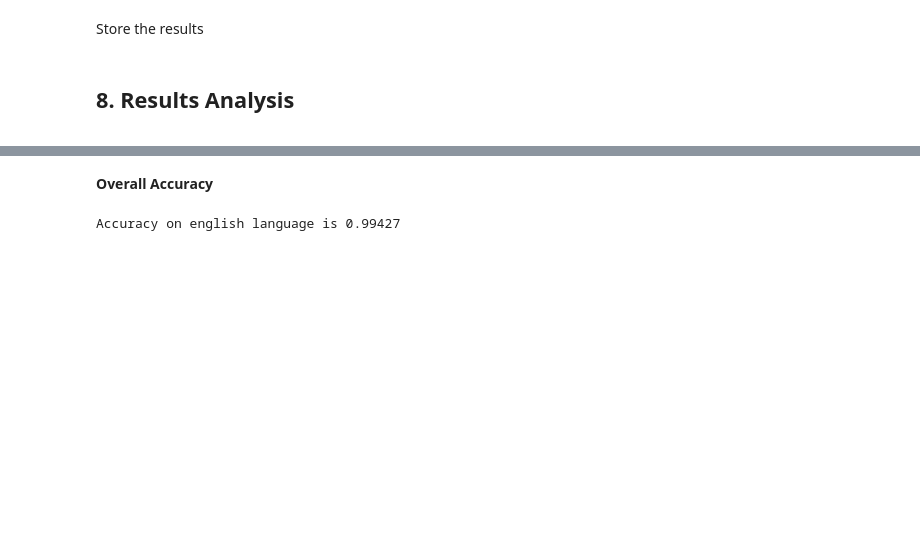
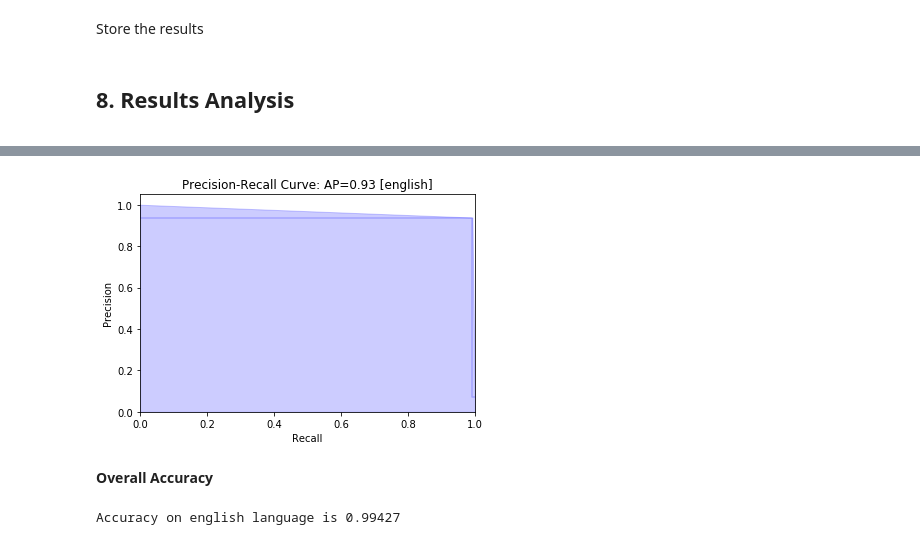
Before and after one commit to cognibit/Text-Normalization-Demo, a Jupyter notebook: notebooks/Text Normalization Demo.ipynb, the cells around one changed output, grey strips where cells are left out. Cells and saved outputs as stored; diff of their text form; code cells hidden in the pictures; blank space fills up the shorter version.

```diff
--- a/notebooks/Text Normalization Demo.ipynb
+++ b/notebooks/Text Normalization Demo.ipynb
@@ -391,3 +389,7 @@ np.sum(truth['semiotic']!=results['semiotic'])
+# %%
+classification_report.pr_curve(results, truth, lang)
+# %% [output]
+[figure, added]
 # %% [markdown]
 **Overall Accuracy**
 # %%
```
Also changed, not shown: parts of 11 cells of this notebook.
